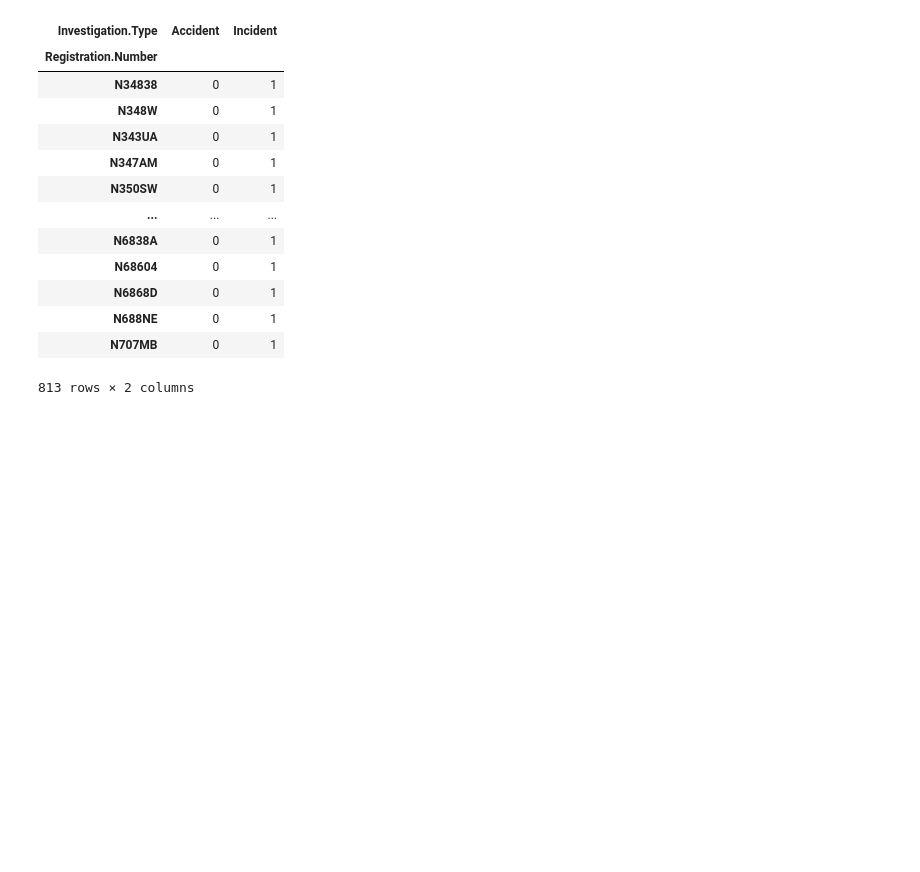
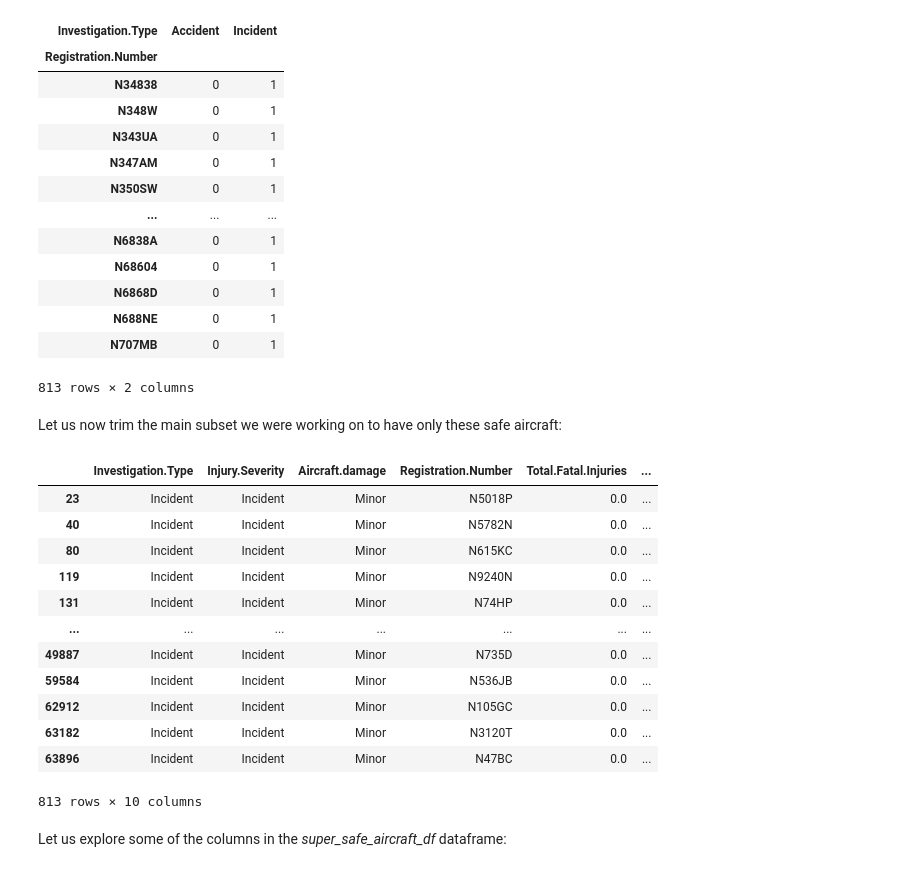
Before and after one commit to Ngundo-Muithya/Phase-1-Project, a Jupyter notebook: Notebook.ipynb, the cells around one changed output. Cells and saved outputs as stored; diff of their text form; code cells hidden in the pictures; blank space fills up the shorter version.

Commit message:
Find the 15 ultra-safe aircraft

```diff
--- a/Notebook.ipynb
+++ b/Notebook.ipynb
@@ -243,3 +243,24 @@ super_safe_aircraft
 | N688NE | 0 | 1 |
 | N707MB | 0 | 1 |
 813 rows × 2 columns
+# %% [markdown]
+Let us now trim the main subset we were working on to have only these safe aircraft:
+# %%
+super_safe_aircraft_df = main_subset_df[main_subset_df['Registration.Number'].isin(super_safe_aircraft.index)]
+super_safe_aircraft_df
+# %% [output]
+|  | Investigation.Type | Injury.Severity | Aircraft.damage | Registration.Number | Total.Fatal.Injuries | ... |
+| 23 | Incident | Incident | Minor | N5018P | 0.0 | ... |
+| 40 | Incident | Incident | Minor | N5782N | 0.0 | ... |
+| 80 | Incident | Incident | Minor | N615KC | 0.0 | ... |
+| 119 | Incident | Incident | Minor | N9240N | 0.0 | ... |
+| 131 | Incident | Incident | Minor | N74HP | 0.0 | ... |
+| ... | ... | ... | ... | ... | ... | ... |
+| 49887 | Incident | Incident | Minor | N735D | 0.0 | ... |
+| 59584 | Incident | Incident | Minor | N536JB | 0.0 | ... |
+| 62912 | Incident | Incident | Minor | N105GC | 0.0 | ... |
+| 63182 | Incident | Incident | Minor | N3120T | 0.0 | ... |
+| 63896 | Incident | Incident | Minor | N47BC | 0.0 | ... |
+813 rows × 10 columns
+# %% [markdown]
+Let us explore some of the columns in the *super_safe_aircraft_df* dataframe:
```
Also changed, not shown: parts of 6 cells of this notebook.
